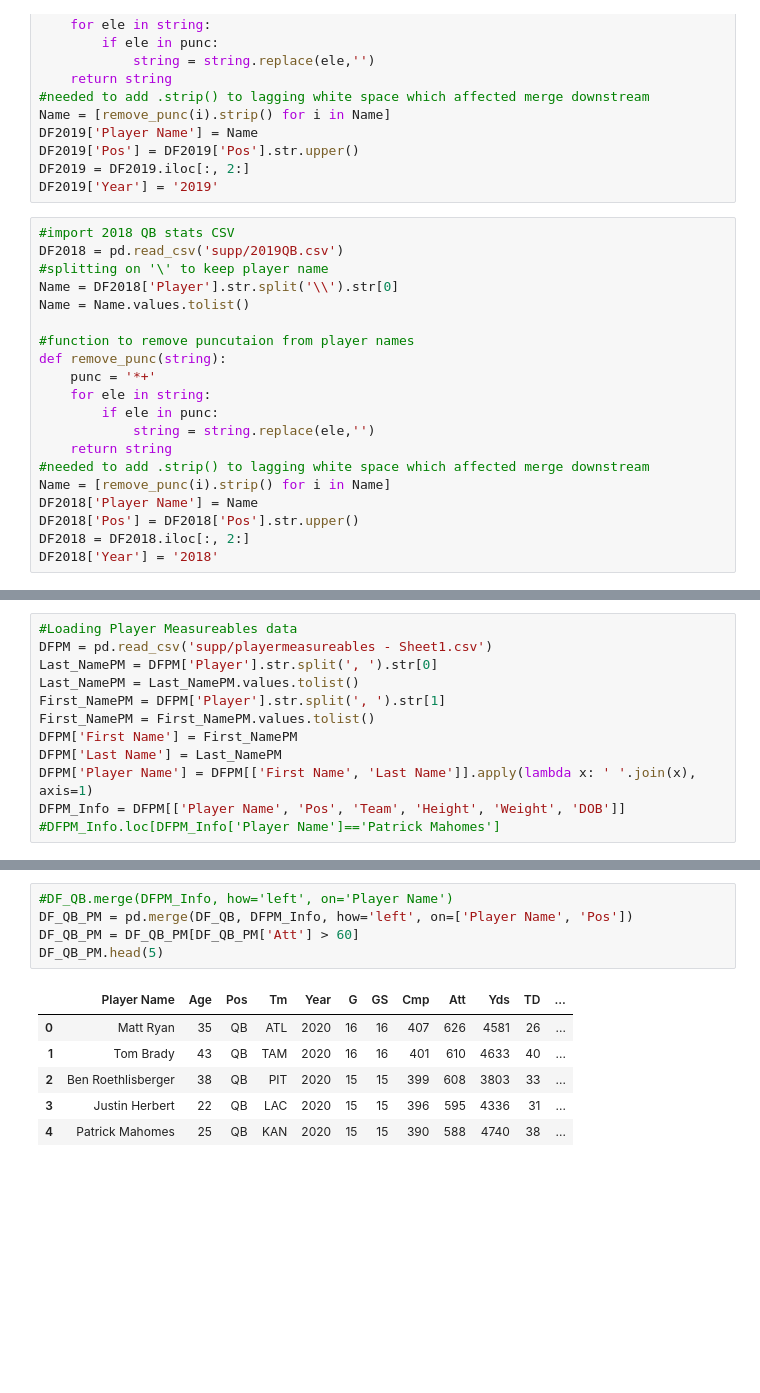
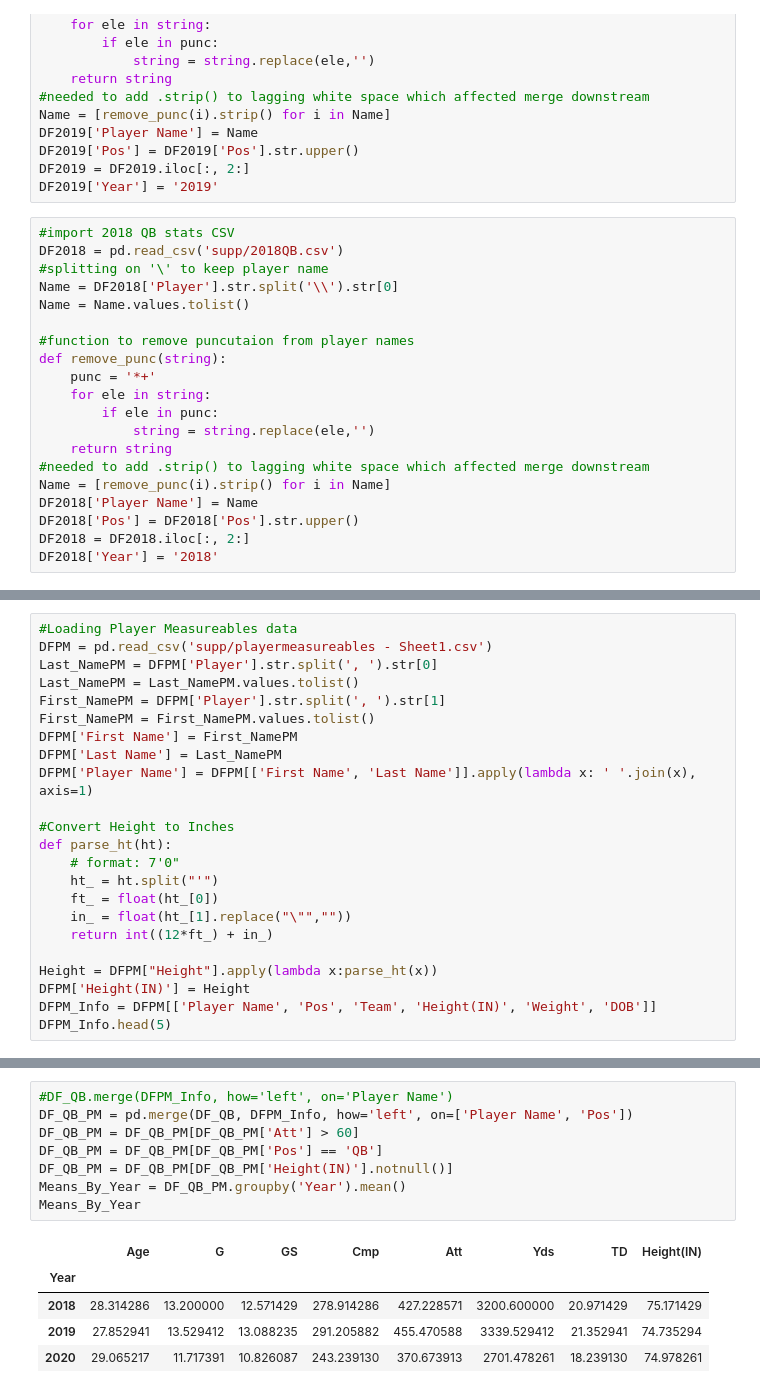
Before and after one commit to timbosan/Python2, a Jupyter notebook: Project/Football.ipynb, the cells around one changed output, grey strips where cells are left out. Drawn from its saved outputs; the diff is of its cells as text; blank space fills up the shorter version.

Commit message:
ConvertHeightSuccess

```diff
--- a/Project/Football.ipynb
+++ b/Project/Football.ipynb
@@ -46,7 +46,7 @@ DF2019 = DF2019.iloc[:, 2:]
 DF2019['Year'] = '2019'
 # %%
 #import 2018 QB stats CSV
-DF2018 = pd.read_csv('supp/2019QB.csv')
+DF2018 = pd.read_csv('supp/2018QB.csv')
 #splitting on '\' to keep player name
 Name = DF2018['Player'].str.split('\\').str[0]
 Name = Name.values.tolist()
@@ -79,5 +86,16 @@ First_NamePM = First_NamePM.values.tolist()
 DFPM['First Name'] = First_NamePM
 DFPM['Last Name'] = Last_NamePM
 DFPM['Player Name'] = DFPM[['First Name', 'Last Name']].apply(lambda x: ' '.join(x), axis=1)
-DFPM_Info = DFPM[['Player Name', 'Pos', 'Team', 'Height', 'Weight', 'DOB']]
-#DFPM_Info.loc[DFPM_Info['Player Name']=='Patrick Mahomes']
+
+#Convert Height to Inches
+def parse_ht(ht):
+    # format: 7'0"
+    ht_ = ht.split("'")
+    ft_ = float(ht_[0])
+    in_ = float(ht_[1].replace("\"",""))
+    return int((12*ft_) + in_)
+
+Height = DFPM["Height"].apply(lambda x:parse_ht(x))
+DFPM['Height(IN)'] = Height
+DFPM_Info = DFPM[['Player Name', 'Pos', 'Team', 'Height(IN)', 'Weight', 'DOB']]
+DFPM_Info.head(5)
@@ -84,12 +109,14 @@ DFPM_Info = DFPM[['Player Name', 'Pos', 'Team', 'Height', 'Weight', 'DOB']]
 # %%
 #DF_QB.merge(DFPM_Info, how='left', on='Player Name')
 DF_QB_PM = pd.merge(DF_QB, DFPM_Info, how='left', on=['Player Name', 'Pos'])
 DF_QB_PM = DF_QB_PM[DF_QB_PM['Att'] > 60]
-DF_QB_PM.head(5)
+DF_QB_PM = DF_QB_PM[DF_QB_PM['Pos'] == 'QB']
+DF_QB_PM = DF_QB_PM[DF_QB_PM['Height(IN)'].notnull()]
+Means_By_Year = DF_QB_PM.groupby('Year').mean()
+Means_By_Year
 # %% [output]
-|  | Player Name | Age | Pos | Tm | Year | G | GS | Cmp | Att | Yds | TD | ... |
-| 0 | Matt Ryan | 35 | QB | ATL | 2020 | 16 | 16 | 407 | 626 | 4581 | 26 | ... |
-| 1 | Tom Brady | 43 | QB | TAM | 2020 | 16 | 16 | 401 | 610 | 4633 | 40 | ... |
-| 2 | Ben Roethlisberger | 38 | QB | PIT | 2020 | 15 | 15 | 399 | 608 | 3803 | 33 | ... |
-| 3 | Justin Herbert | 22 | QB | LAC | 2020 | 15 | 15 | 396 | 595 | 4336 | 31 | ... |
-| 4 | Patrick Mahomes | 25 | QB | KAN | 2020 | 15 | 15 | 390 | 588 | 4740 | 38 | ... |
+|  | Age | G | GS | Cmp | Att | Yds | TD | Height(IN) |
+| Year |  |  |  |  |  |  |  |  |
+| 2018 | 28.314286 | 13.200000 | 12.571429 | 278.914286 | 427.228571 | 3200.600000 | 20.971429 | 75.171429 |
+| 2019 | 27.852941 | 13.529412 | 13.088235 | 291.205882 | 455.470588 | 3339.529412 | 21.352941 | 74.735294 |
+| 2020 | 29.065217 | 11.717391 | 10.826087 | 243.239130 | 370.673913 | 2701.478261 | 18.239130 | 74.978261 |
```
Also changed, not shown: parts of 6 cells of this notebook.
